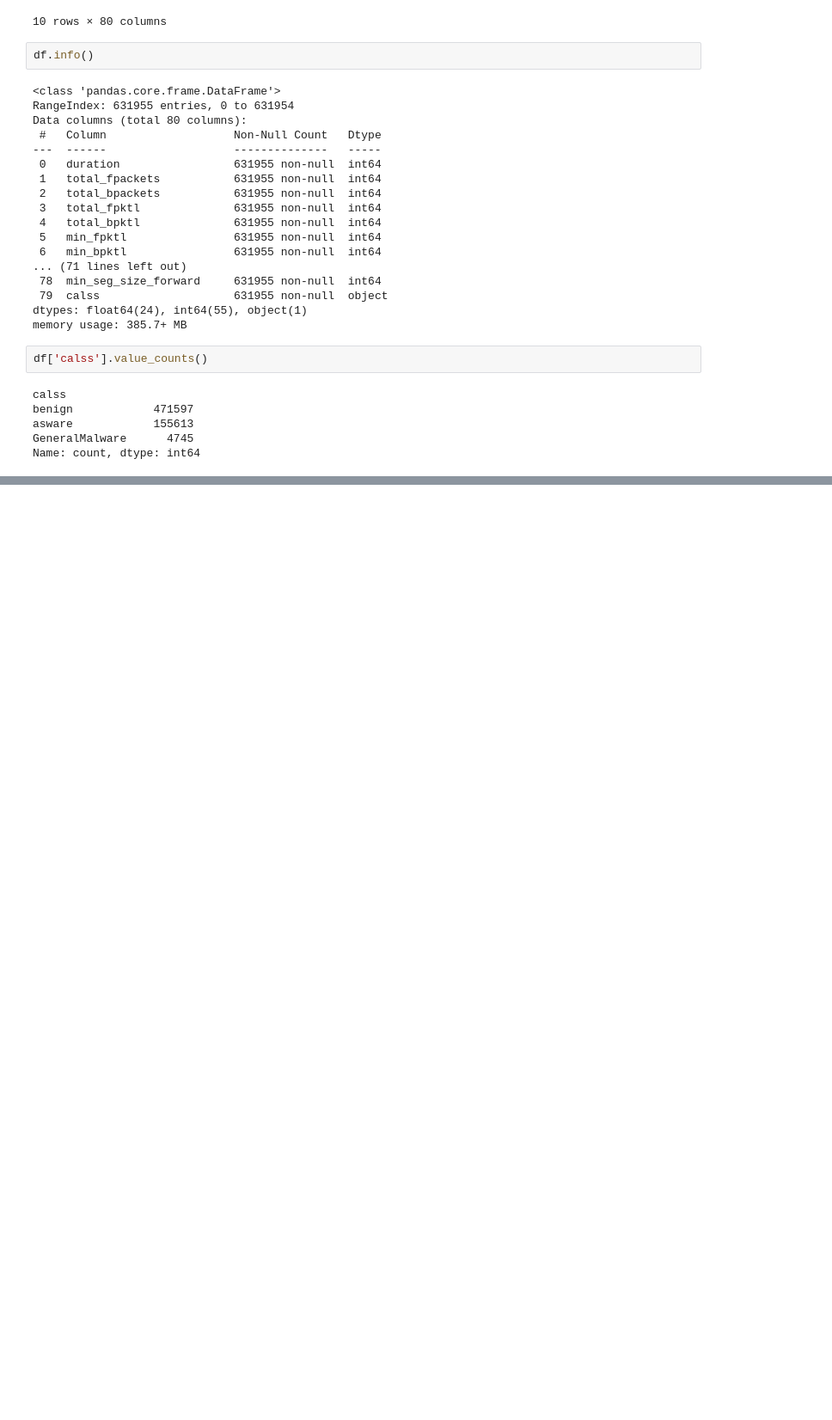
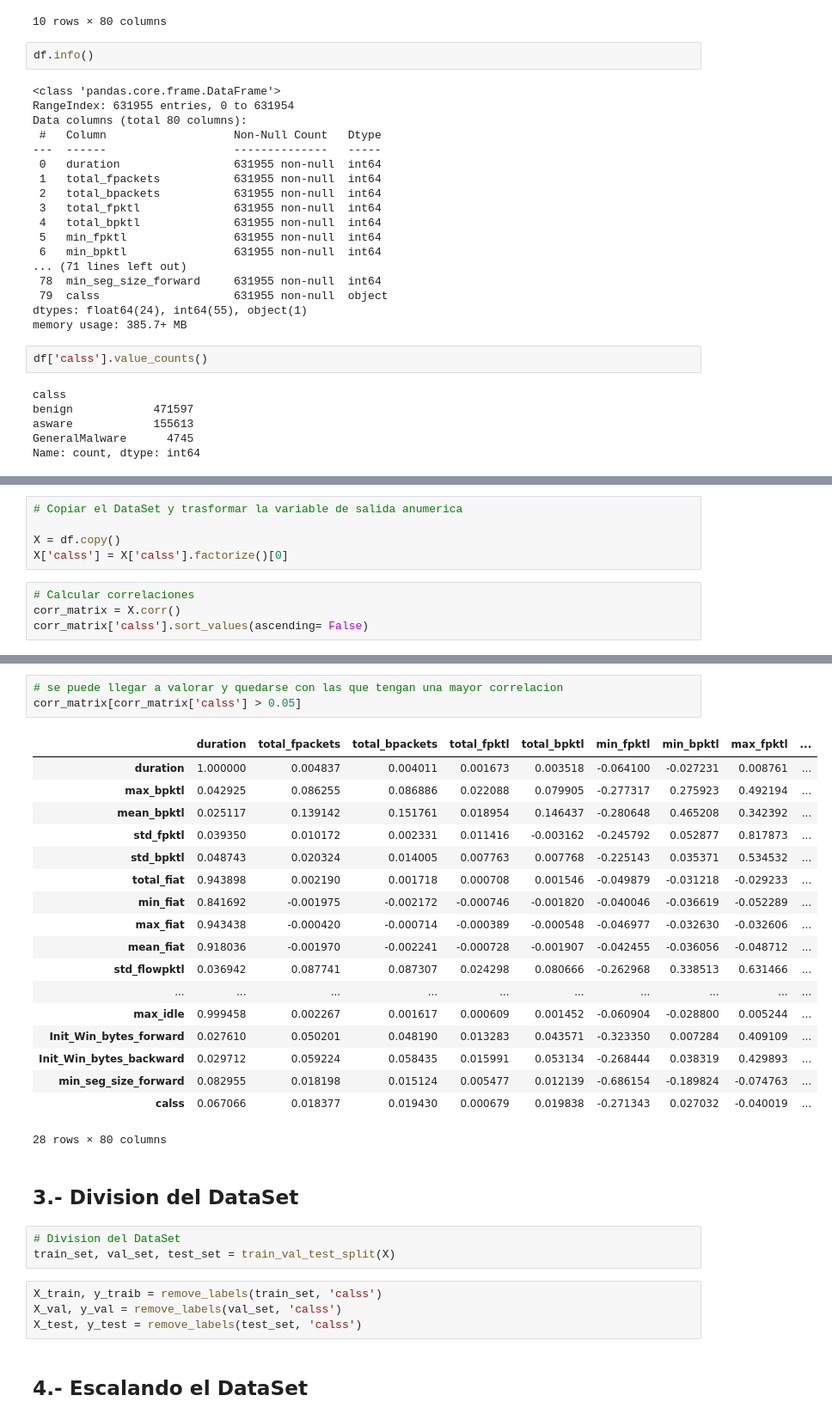
Before and after one commit to wuil2004/PLyF_2, a Jupyter notebook: Arboles_de_Desicion.ipynb, the cells around one changed output, grey strips where cells are left out. Shown: that part at 86% size. Saved outputs shown, nothing was run; the diff lists cells and outputs as text; blank space fills up the shorter version.

```diff
--- a/Arboles_de_Desicion.ipynb
+++ b/Arboles_de_Desicion.ipynb
@@ -135,0 +137,9 @@ Name: count, dtype: int64
+# %%
+# Copiar el DataSet y trasformar la variable de salida anumerica
+
+X = df.copy()
+X['calss'] = X['calss'].factorize()[0]
+# %%
+# Calcular correlaciones
+corr_matrix = X.corr()
+corr_matrix['calss'].sort_values(ascending= False)
@@ -135,0 +175,33 @@ Name: count, dtype: int64
+# %%
+# se puede llegar a valorar y quedarse con las que tengan una mayor correlacion
+corr_matrix[corr_matrix['calss'] > 0.05]
+# %% [output]
+|  | duration | total_fpackets | total_bpackets | total_fpktl | total_bpktl | min_fpktl | min_bpktl | max_fpktl | ... |
+| duration | 1.000000 | 0.004837 | 0.004011 | 0.001673 | 0.003518 | -0.064100 | -0.027231 | 0.008761 | ... |
+| max_bpktl | 0.042925 | 0.086255 | 0.086886 | 0.022088 | 0.079905 | -0.277317 | 0.275923 | 0.492194 | ... |
+| mean_bpktl | 0.025117 | 0.139142 | 0.151761 | 0.018954 | 0.146437 | -0.280648 | 0.465208 | 0.342392 | ... |
+| std_fpktl | 0.039350 | 0.010172 | 0.002331 | 0.011416 | -0.003162 | -0.245792 | 0.052877 | 0.817873 | ... |
+| std_bpktl | 0.048743 | 0.020324 | 0.014005 | 0.007763 | 0.007768 | -0.225143 | 0.035371 | 0.534532 | ... |
+| total_fiat | 0.943898 | 0.002190 | 0.001718 | 0.000708 | 0.001546 | -0.049879 | -0.031218 | -0.029233 | ... |
+| min_fiat | 0.841692 | -0.001975 | -0.002172 | -0.000746 | -0.001820 | -0.040046 | -0.036619 | -0.052289 | ... |
+| max_fiat | 0.943438 | -0.000420 | -0.000714 | -0.000389 | -0.000548 | -0.046977 | -0.032630 | -0.032606 | ... |
+| mean_fiat | 0.918036 | -0.001970 | -0.002241 | -0.000728 | -0.001907 | -0.042455 | -0.036056 | -0.048712 | ... |
+| std_flowpktl | 0.036942 | 0.087741 | 0.087307 | 0.024298 | 0.080666 | -0.262968 | 0.338513 | 0.631466 | ... |
+| ... | ... | ... | ... | ... | ... | ... | ... | ... | ... |
+| max_idle | 0.999458 | 0.002267 | 0.001617 | 0.000609 | 0.001452 | -0.060904 | -0.028800 | 0.005244 | ... |
+| Init_Win_bytes_forward | 0.027610 | 0.050201 | 0.048190 | 0.013283 | 0.043571 | -0.323350 | 0.007284 | 0.409109 | ... |
+| Init_Win_bytes_backward | 0.029712 | 0.059224 | 0.058435 | 0.015991 | 0.053134 | -0.268444 | 0.038319 | 0.429893 | ... |
+| min_seg_size_forward | 0.082955 | 0.018198 | 0.015124 | 0.005477 | 0.012139 | -0.686154 | -0.189824 | -0.074763 | ... |
+| calss | 0.067066 | 0.018377 | 0.019430 | 0.000679 | 0.019838 | -0.271343 | 0.027032 | -0.040019 | ... |
+28 rows × 80 columns
+# %% [markdown]
+## 3.- Division del DataSet
+# %%
+# Division del DataSet
+train_set, val_set, test_set = train_val_test_split(X)
+# %%
+X_train, y_traib = remove_labels(train_set, 'calss')
+X_val, y_val = remove_labels(val_set, 'calss')
+X_test, y_test = remove_labels(test_set, 'calss')
+# %% [markdown]
+## 4.- Escalando el DataSet
```
Also changed, not shown: parts of 11 cells of this notebook.
